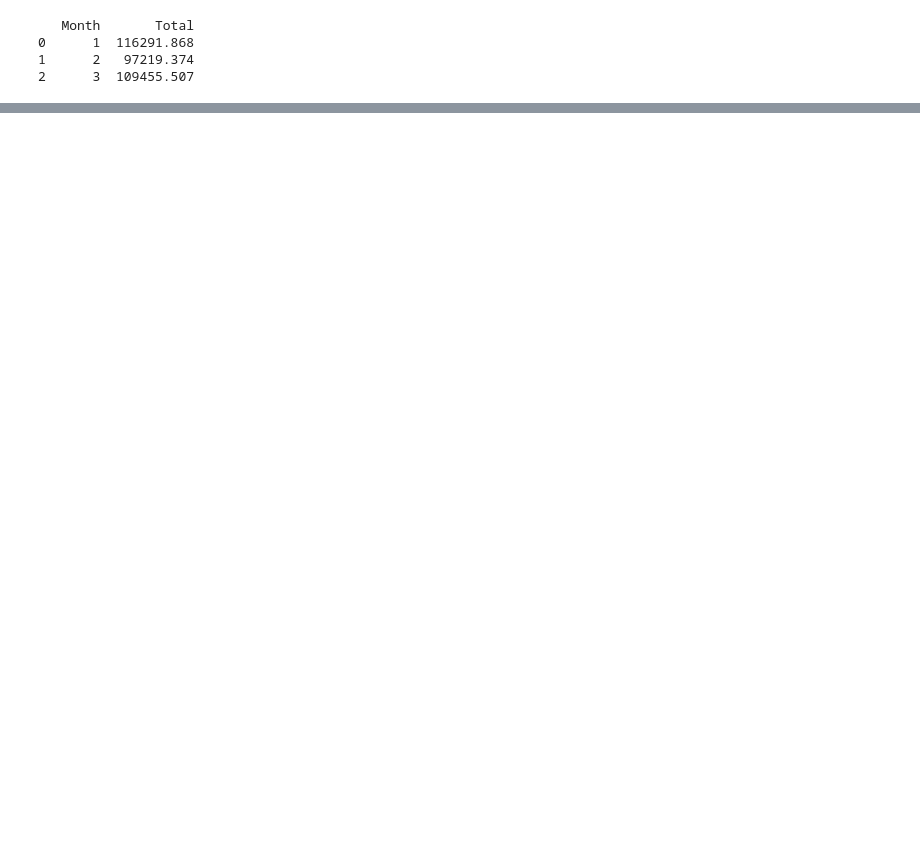
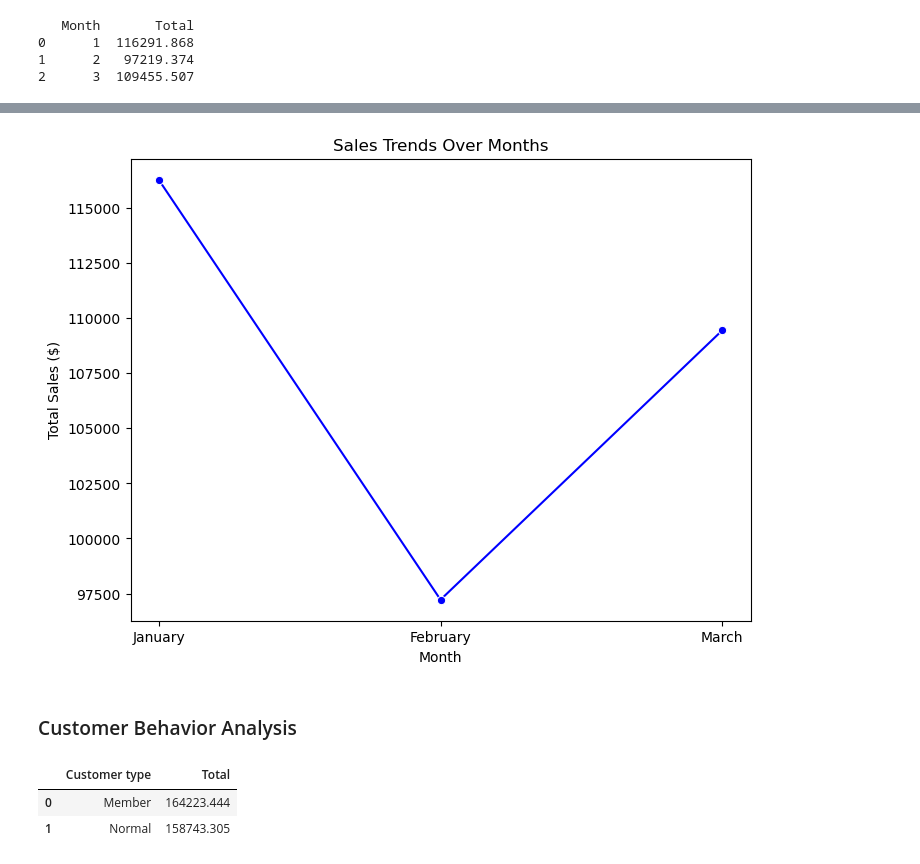
Before and after one commit to samuelarthurr/Final-Project_Data-Science, a Jupyter notebook: supermarket_sales.ipynb, the cells around one changed output, grey strips where cells are left out. Drawn from its saved outputs; the diff is of its cells as text; code cells hidden in the pictures; blank space fills up the shorter version.

```diff
--- a/supermarket_sales.ipynb
+++ b/supermarket_sales.ipynb
@@ -457,0 +632,20 @@ df
+# %%
+# Line plot for monthly sales trends
+plt.figure(figsize=(8,6))
+sns.lineplot(x='Month', y='Total', data=monthly_sales, marker='o', color='blue')
+plt.title('Sales Trends Over Months')
+plt.xlabel('Month')
+plt.ylabel('Total Sales ($)')
+plt.show()
+# %% [output]
+[figure, added]
+# %% [markdown]
+### Customer Behavior Analysis
+# %%
+# Aggregate sales by customer type
+customer_sales = df.groupby('Customer type')['Total'].sum().reset_index()
+customer_sales
+# %% [output]
+|  | Customer type | Total |
+| 0 | Member | 164223.444 |
+| 1 | Normal | 158743.305 |
```
Also changed, not shown: parts of 48 cells of this notebook, 1 other file.
